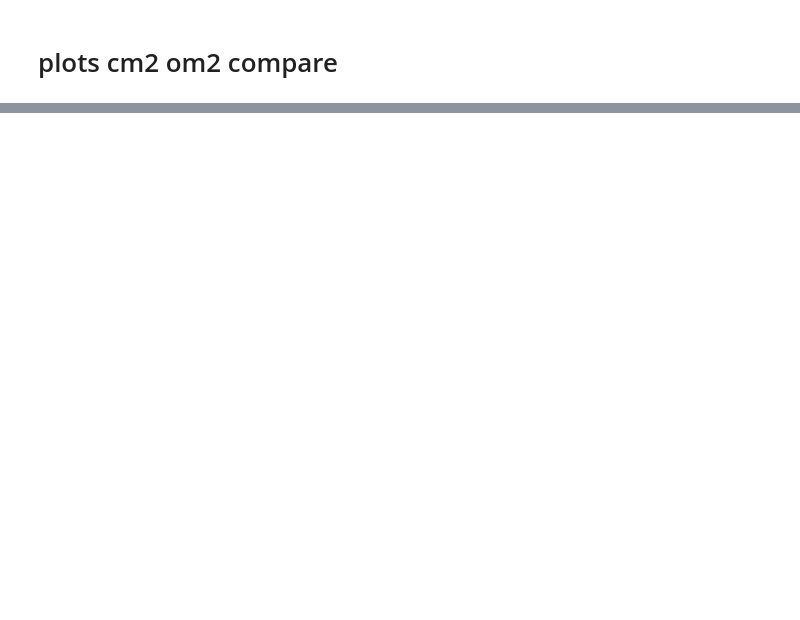
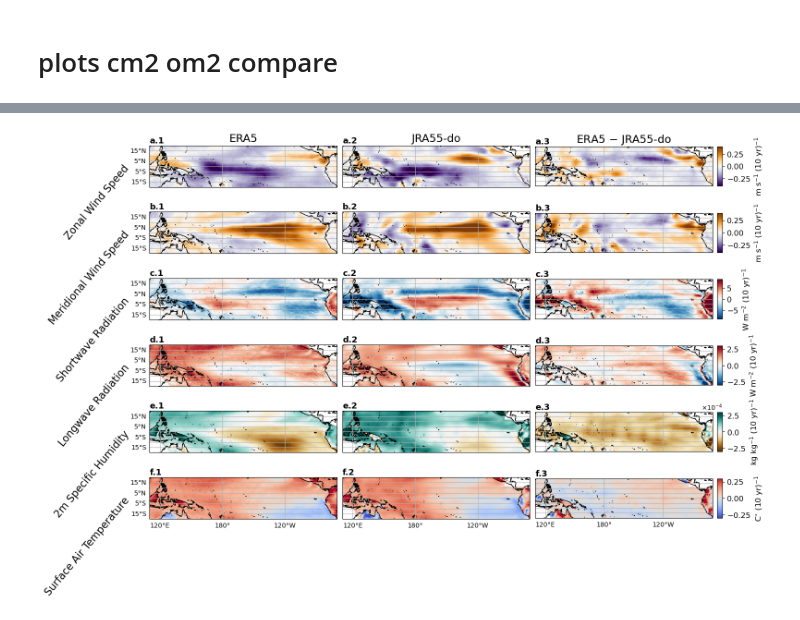
Before and after one commit to Isabela-conde/JRA55-do_ctrl_ERA5-forcings, a Jupyter notebook: cm2_om2_compare/cm2_om2_trends.ipynb, the cells around one changed output, grey strips where cells are left out. Saved outputs shown, nothing was run; the diff lists cells and outputs as text; code cells hidden in the pictures; blank space fills up the shorter version.

```diff
--- a/cm2_om2_compare/cm2_om2_trends.ipynb
+++ b/cm2_om2_compare/cm2_om2_trends.ipynb
@@ -812,0 +509,93 @@ save_state(globals())
+# %%
+# =========================================================
+# Combined figure: all six fields (rows) x ERA5 / JRA55-do / ERA5 - JRA55-do (cols)
+# Rows follow the same order as the individual plots above.
+# =========================================================
+from mpl_toolkits.axes_grid1 import make_axes_locatable
+import matplotlib.axes as maxes
+
+proj   = ccrs.PlateCarree(central_longitude=180)
+pc0    = ccrs.PlateCarree()
+extent = [110, 290, -20, 20]
+
+# one entry per field (row) -- same order as the single-field plots above
+fields = [
+    dict(name="Zonal Wind Speed",                era5=era5_uas,  jra55=jra55_uas,
+         cmap="PuOr_r", v=0.4,    cbar=r'm s$^{-1}$ (10 yr)$^{-1}$'),
+    dict(name="Meridional Wind Speed",           era5=era5_vas,  jra55=jra55_vas,
+         cmap="PuOr_r", v=0.4,    cbar=r'm s$^{-1}$ (10 yr)$^{-1}$'),
+    dict(name="Shortwave Radiation", era5=era5_rsds, jra55=jra55_rsds,
+         cmap="RdBu_r", v=9,      cbar=r'W m$^{-2}$ (10 yr)$^{-1}$'),
+    dict(name="Longwave Radiation",  era5=era5_rlds, jra55=jra55_rlds,
+         cmap="RdBu_r", v=3,      cbar=r'W m$^{-2}$ (10 yr)$^{-1}$'),
+    dict(name="2m Specific Humidity",            era5=era5_huss, jra55=jra55_huss,
+         cmap="BrBG", v=0.0003, cbar=r'kg kg$^{-1}$ (10 yr)$^{-1}$', sci=True),
+    dict(name="Surface Air Temperature",         era5=era5_tas,  jra55=jra55_tas,
+         cmap="coolwarm", v=0.3,    cbar=r'C$^{\circ}$ (10 yr)$^{-1}$'),
+]
+
+col_titles = ["ERA5", "JRA55-do", r"ERA5 $-$ JRA55-do"]
+nrows = len(fields)
+
+fig = plt.figure(figsize=(16, 11))
+gs  = GridSpec(nrows, 3, figure=fig, wspace=0.03, hspace=0.12)
+
+for r, f in enumerate(fields):
+    lat, lon = f["era5"].lat, f["era5"].lon
+    era5  = f["era5"]
+    jra55 = f["jra55"].interp(lat=lat, lon=lon)
+
+    das = [
+        era5 * 10 * 12,
+        jra55 * 10 * 12 * 30 * 8,
+        (era5 - jra55 * 30 * 8) * 10 * 12,
+    ]
+    vmin, vmax = -f["v"], f["v"]
+
+    for c in range(3):
+        ax = fig.add_subplot(gs[r, c], projection=proj)
+        im = ax.pcolormesh(das[c].lon, das[c].lat, das[c],
+                           cmap=f["cmap"], vmin=vmin, vmax=vmax, transform=pc0)
+        ax.set_extent(extent, crs=pc0)
+        ax.coastlines()
+
+        # panel label (a.1, a.2, a.3, b.1, ...) above the panel
+        ax.text(0.0, 1.02, f"{chr(97 + r)}.{c + 1}", transform=ax.transAxes,
+                va="bottom", ha="left", fontsize=13, fontweight="bold")
+
+        # column headers on the top row only
+        if r == 0:
+            ax.set_title(col_titles[c], fontsize=17)
+
+        # gridlines: y-labels only on left column, x-labels only on bottom row
+        gl = ax.gridlines(draw_labels=True, dms=True, x_inline=False, y_inline=False)
+        gl.top_labels = False
+        gl.right_labels = False
+        if c != 0:
+            gl.left_labels = False
+        if r != nrows - 1:
+            gl.bottom_labels = False
+
+        # field name as an angled row label on the left column
+        if c == 0:
+            ax.text(-0.12, 0.5, f["name"], transform=ax.transAxes,
+                    rotation=50, rotation_mode="anchor",
+                    va="center", ha="right", fontsize=16)
+
+        # per-row colorbar (matched to map height) beside the difference panel
+        if c == 2:
+            divider = make_axes_locatable(ax)
+            cax = divider.append_axes("right", size="3%", pad=0.1, axes_class=maxes.Axes)
+            cb = fig.colorbar(im, cax=cax)
+            cb.set_label(f["cbar"], fontsize=12)
+            cb.ax.tick_params(labelsize=12)
+            if f.get("sci"):
+                cb.formatter.set_powerlimits((0, 0))
+                cb.formatter.set_useMathText(True)
+                cb.update_ticks()
+
+fig.savefig("/Users/isabelaconde/Desktop/era5_jra55do_trends.png",
+            dpi=300, bbox_inches="tight")
+plt.show()
+# %% [output]
+[figure, added]
```
Also changed, not shown: parts of 16 cells of this notebook, 8 other files.
